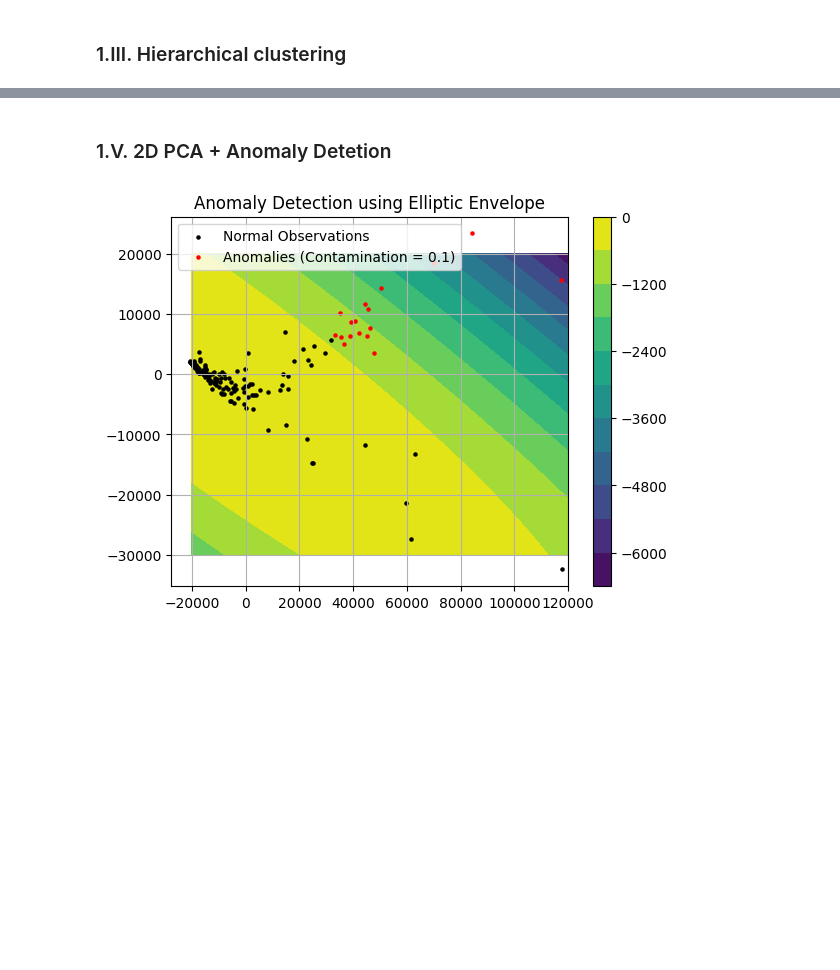
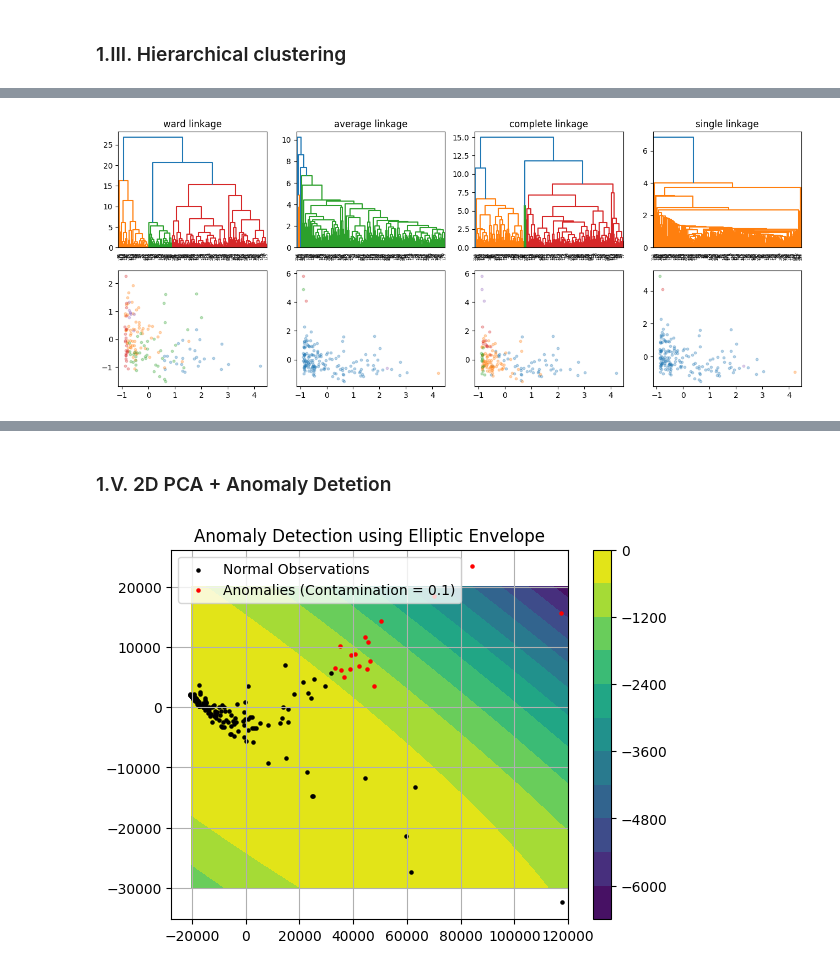
Before and after one commit to jonmaaku/AI221-machine-problems, a Jupyter notebook: mp5/MP5.ipynb, the cells around one changed output, grey strips where cells are left out. Saved outputs shown, nothing was run; the diff lists cells and outputs as text; code cells hidden in the pictures; blank space fills up the shorter version.

```diff
--- a/mp5/MP5.ipynb
+++ b/mp5/MP5.ipynb
@@ -174,0 +125,23 @@ Cluster labels for Ward linkage: [3 4 5 5 4 5 4 2 2 4 4 2 5 4 4 2 4 3 4 5 4 4 5
+# %%
+# Soure Code is From AI221 Github Repository: AI221\Clustering_Anomaly_Detect\kmeans_agglo_blobs.ipynb
+from scipy.cluster.hierarchy import linkage, dendrogram, cut_tree
+from time import time
+
+fig3 = plt.figure(figsize=(16,6))
+ctr = 1
+t0 = time()
+for method in ('ward', 'average', 'complete', 'single'):
+    Z = linkage(X_scaled, method=method)
+    ax = fig3.add_subplot(240 + ctr)
+    ax.set_title("%s linkage" % method)
+    dendrogram(Z)
+    cutree = cut_tree(Z, n_clusters=7).flatten()
+    ax = fig3.add_subplot(240 + ctr + 4)
+    for j in range(0,5):
+        ax.scatter(X_scaled[cutree == j,0], X_scaled[cutree == j,1], s=10, alpha=0.3)
+    ctr += 1
+
+plt.show()
+print(f"Elapsed Time: {time()-t0} sec")
+# %% [output]
+[figure, added]
```
Also changed, not shown: parts of 17 cells of this notebook.
